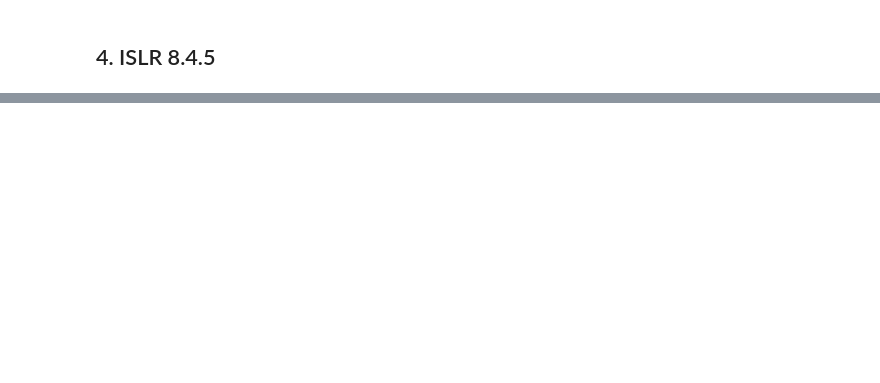
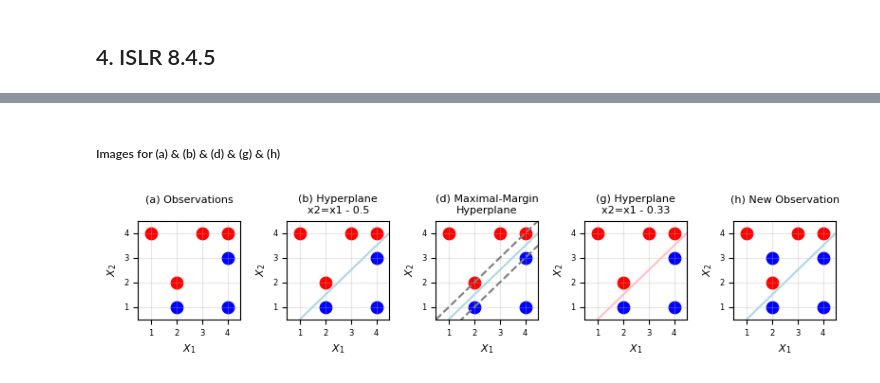
Before and after one commit to gblombach/DSCI-552_Homework_6, a Jupyter notebook: notebooks/Blombach_George_HW6.ipynb, the cells around one changed output, grey strips where cells are left out. Cells and saved outputs as stored; diff of their text form; code cells hidden in the pictures; blank space fills up the shorter version.

```diff
--- a/notebooks/Blombach_George_HW6.ipynb
+++ b/notebooks/Blombach_George_HW6.ipynb
@@ -401,0 +412,45 @@ Since $x_{i1}=x_{i2}$, it can be simplified to: $\min_{\beta_1,\beta_2}\left[\su
+# %% [markdown]
+##### Images for (a) & (b) & (d) & (g) & (h)
+# %%
+# draw plots
+red_x1 = [3, 2, 4, 1]
+red_x2 = [4, 2, 4, 4]
+blue_x1 = [2, 4, 4]
+blue_x2 = [1, 3, 1]
+# Create plots side by side
+fig, axes = plt.subplots(1, 5, figsize=(8, 2))
+#setup common plot cfeatures
+for i in range(0,5):
+    axes[i].scatter(red_x1, red_x2, color='red', label='Red', s=80)
+    axes[i].scatter(blue_x1, blue_x2, color='blue', label='Blue', s=80)
+    axes[i].set_xlabel('$X_1$', fontsize=8)
+    axes[i].set_ylabel('$X_2$', fontsize=8)
+    axes[i].set(xticks=range(1, 5), yticks=range(1, 5))
+    axes[i].set(xlim=(0.5, 4.5), ylim=(0.5, 4.5))
+    axes[i].grid(alpha=0.3)
+    axes[i].tick_params(axis='both', labelsize=6)
+    #plt.xticks(fontsize=6)
+# (a) Observations
+axes[0].set_title('(a) Observations\n',fontsize=8)
+# (b) Maximal-margin hyperplane
+axes[1].set_title('(b) Hyperplane\nx2=x1 - 0.5', fontsize=8)
+x = np.linspace(0.5, 4.5, 100) # X2 = X1 - 0.5
+axes[1].plot(x, x - 0.5,color='lightblue',label='Maximal-marginhyperplane')
+# (a) Margin Lines
+axes[2].set_title('(d) Maximal-Margin\nHyperplane',fontsize=8)
+# Margin lines
+axes[2].plot(x, x - 0.5,color='lightblue',label='Maximal-marginhyperplane')
+axes[2].plot(x, x, color='gray', linestyle='--', label='Margins')
+axes[2].plot(x, x - 1,color='gray',linestyle='--')
+# (g)
+axes[3].set_title('(g) Hyperplane\nx2=x1 - 0.33',fontsize=8)
+x = np.linspace(0, 5, 100) # X2 = X1 - 0.33
+axes[3].plot(x, x - 0.5,color='pink',label='Maximal-marginhyperplane')
+# (h)
+axes[4].set_title('(h) New Observation\n',fontsize=8)
+axes[4].scatter(2, 3, color='blue', label='Blue', s=80)
+axes[4].plot(x, x - 0.5,color='lightblue',label='Maximal-marginhyperplane')
+plt.tight_layout()
+plt.show()
+# %% [output]
+[figure, added]
```
Also changed, not shown: parts of 14 cells of this notebook.
